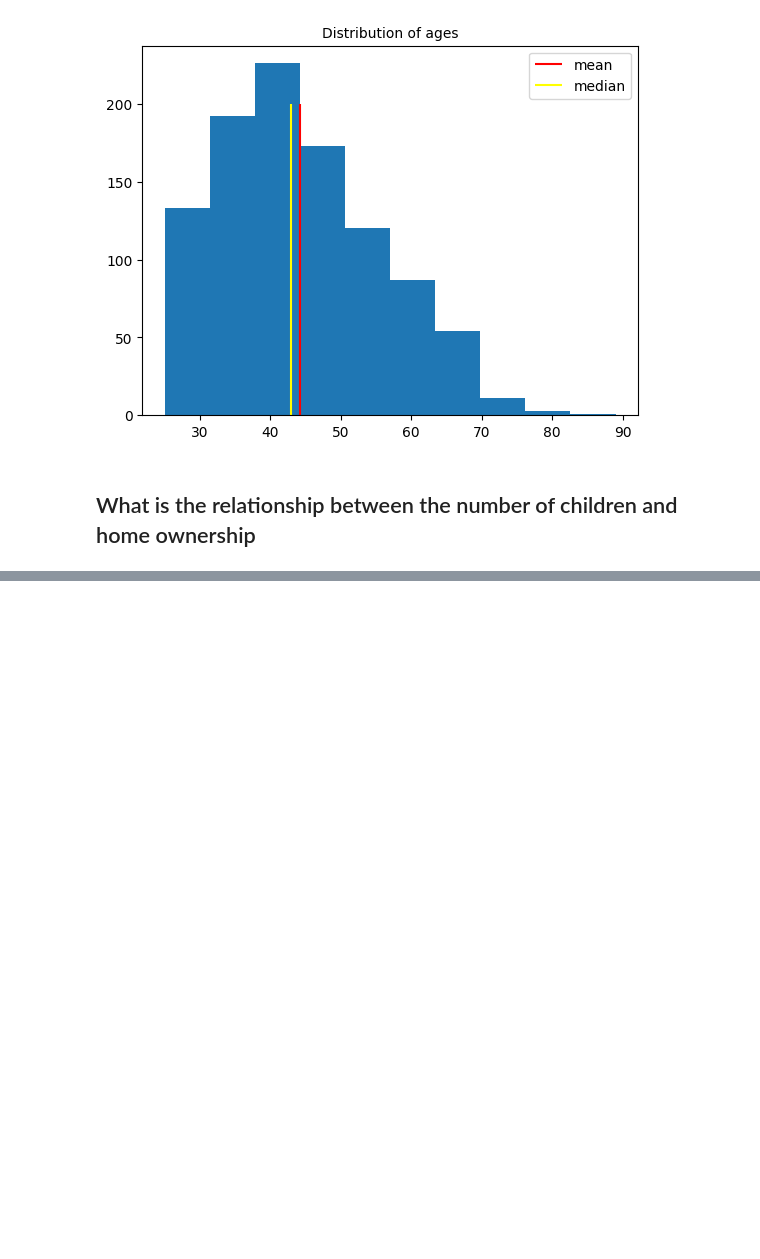
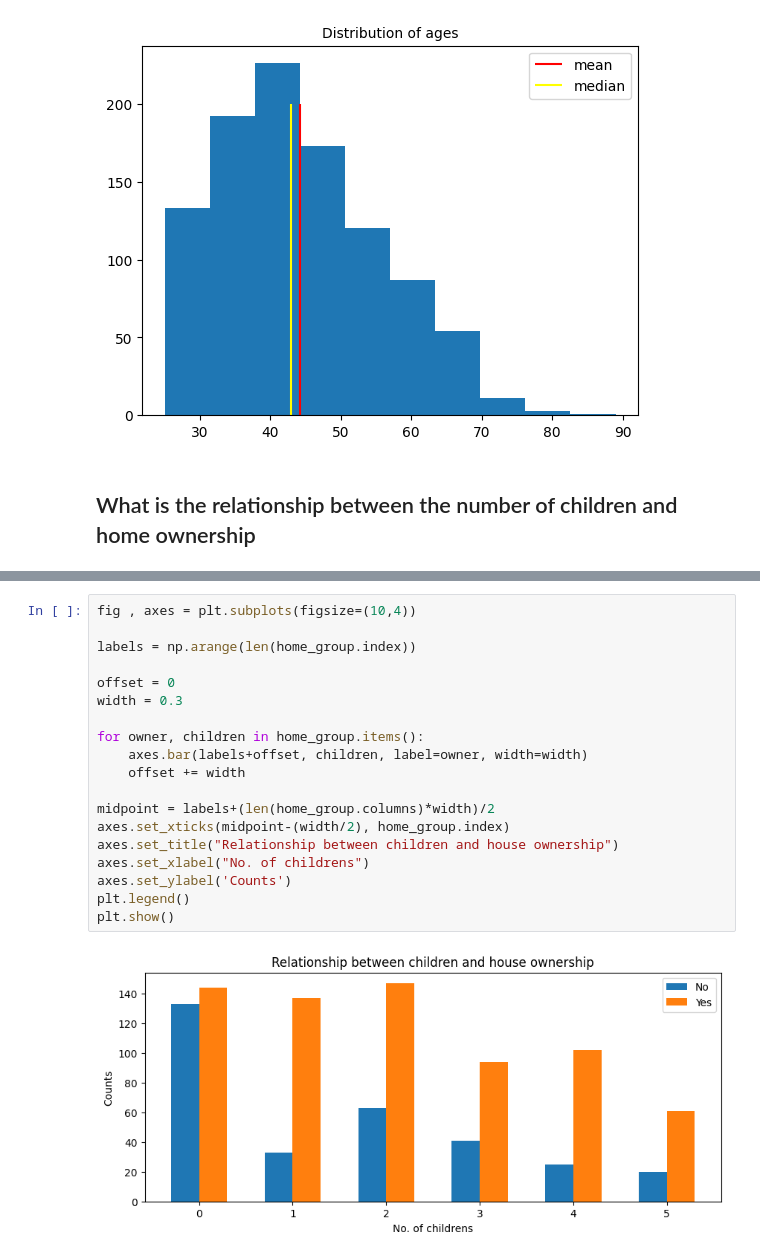
Before and after one commit to abhisunny2610/Data-Science, a Jupyter notebook: Visualization/Bike Buyers Anlys.ipynb, the cells around one changed output, grey strips where cells are left out. Cells and saved outputs as stored; diff of their text form; blank space fills up the shorter version.

Commit message:
Bike Buyer Visualization

```diff
--- a/Visualization/Bike Buyers Anlys.ipynb
+++ b/Visualization/Bike Buyers Anlys.ipynb
@@ -201,0 +206,21 @@ home_group
+# %%
+fig , axes = plt.subplots(figsize=(10,4))
+
+labels = np.arange(len(home_group.index))
+
+offset = 0
+width = 0.3
+
+for owner, children in home_group.items():
+    axes.bar(labels+offset, children, label=owner, width=width)
+    offset += width
+
+midpoint = labels+(len(home_group.columns)*width)/2
+axes.set_xticks(midpoint-(width/2), home_group.index)
+axes.set_title("Relationship between children and house ownership")
+axes.set_xlabel("No. of childrens")
+axes.set_ylabel('Counts')
+plt.legend()
+plt.show()
+# %% [output]
+[figure, added]
```
Also changed, not shown: parts of 1 cell of this notebook.
